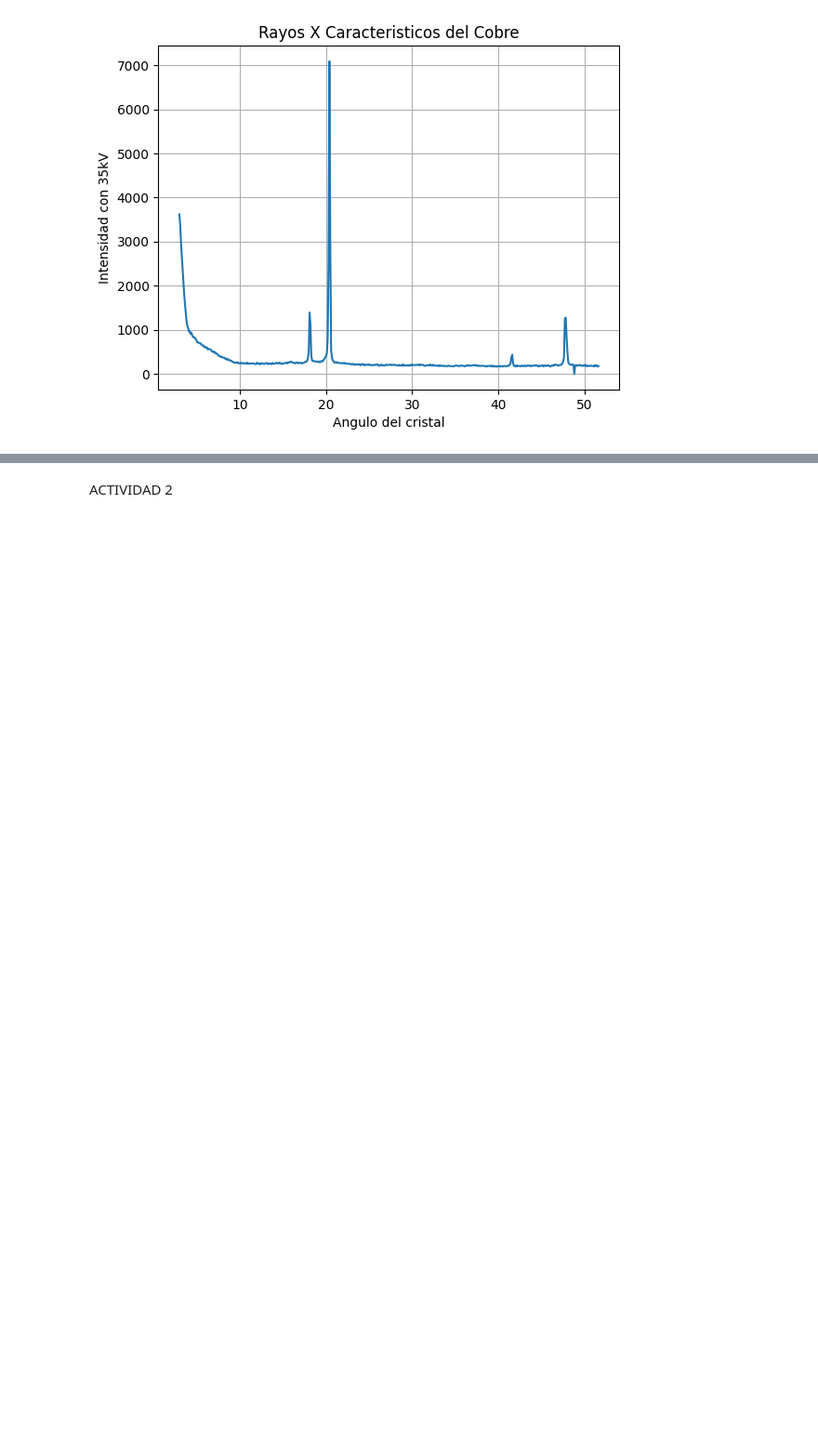
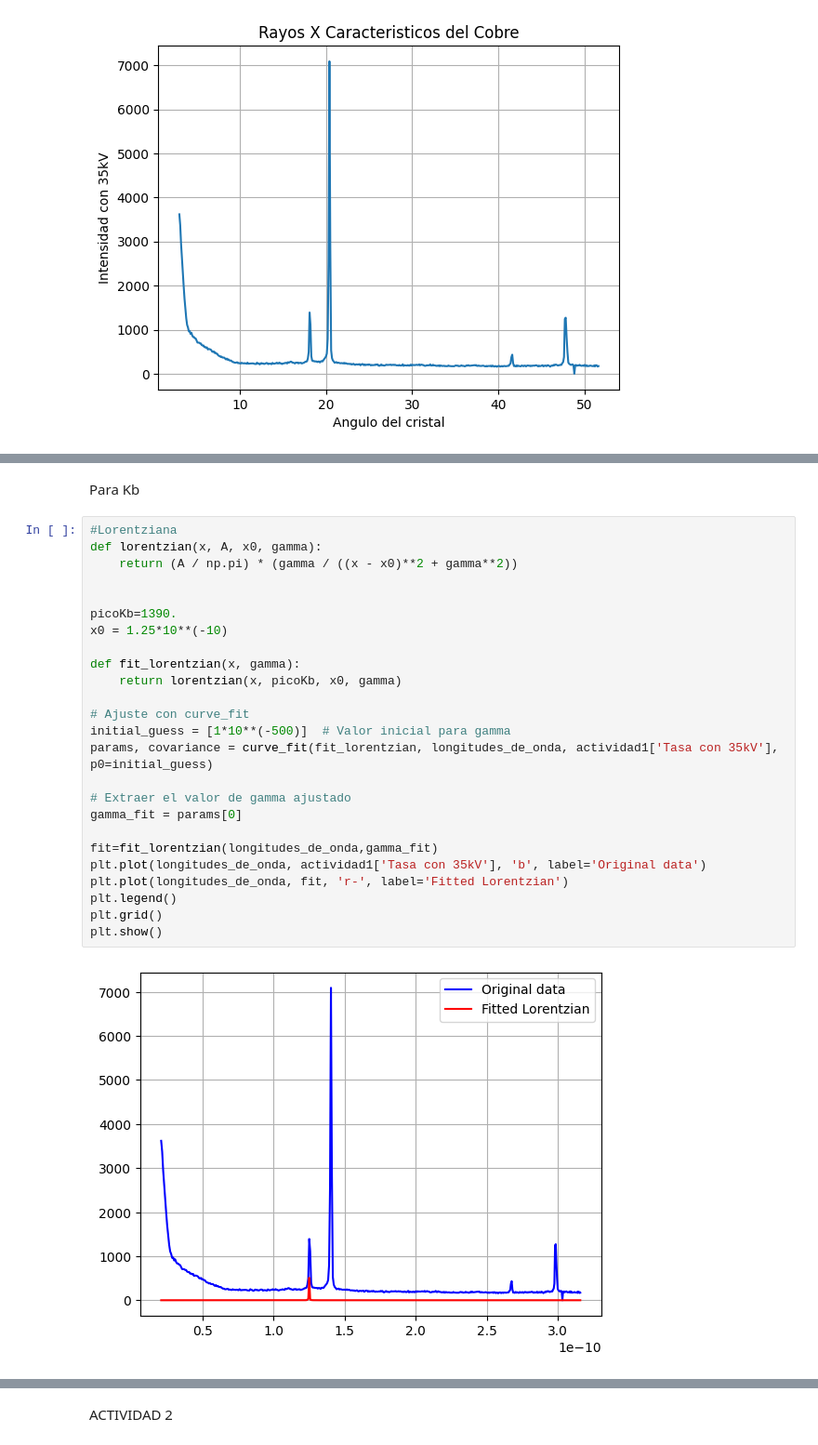
Before and after one commit to LabIntermedio/COD-INTERMEDIO, a Jupyter notebook: Rayos X/Rayos X.ipynb, the cells around one changed output, grey strips where cells are left out. Shown at 93% size. Saved outputs shown, nothing was run; the diff lists cells and outputs as text; blank space fills up the shorter version.

```diff
--- a/Rayos X/Rayos X.ipynb
+++ b/Rayos X/Rayos X.ipynb
@@ -109,3 +114,32 @@ plt.grid()
 plt.show()
 # %% [output]
 [figure]
+# %% [markdown]
+Para Kb
+# %%
+#Lorentziana
+def lorentzian(x, A, x0, gamma):
+    return (A / np.pi) * (gamma / ((x - x0)**2 + gamma**2))
+
+
+picoKb=1390.
+x0 = 1.25*10**(-10)
+
+def fit_lorentzian(x, gamma):
+    return lorentzian(x, picoKb, x0, gamma)
+
+# Ajuste con curve_fit
+initial_guess = [1*10**(-500)]  # Valor inicial para gamma
+params, covariance = curve_fit(fit_lorentzian, longitudes_de_onda, actividad1['Tasa con 35kV'], p0=initial_guess)
+
+# Extraer el valor de gamma ajustado
+gamma_fit = params[0]
+
+fit=fit_lorentzian(longitudes_de_onda,gamma_fit)
+plt.plot(longitudes_de_onda, actividad1['Tasa con 35kV'], 'b', label='Original data')
+plt.plot(longitudes_de_onda, fit, 'r-', label='Fitted Lorentzian')
+plt.legend()
+plt.grid()
+plt.show()
+# %% [output]
+[figure, added]
```
Also changed, not shown: parts of 15 cells of this notebook.
